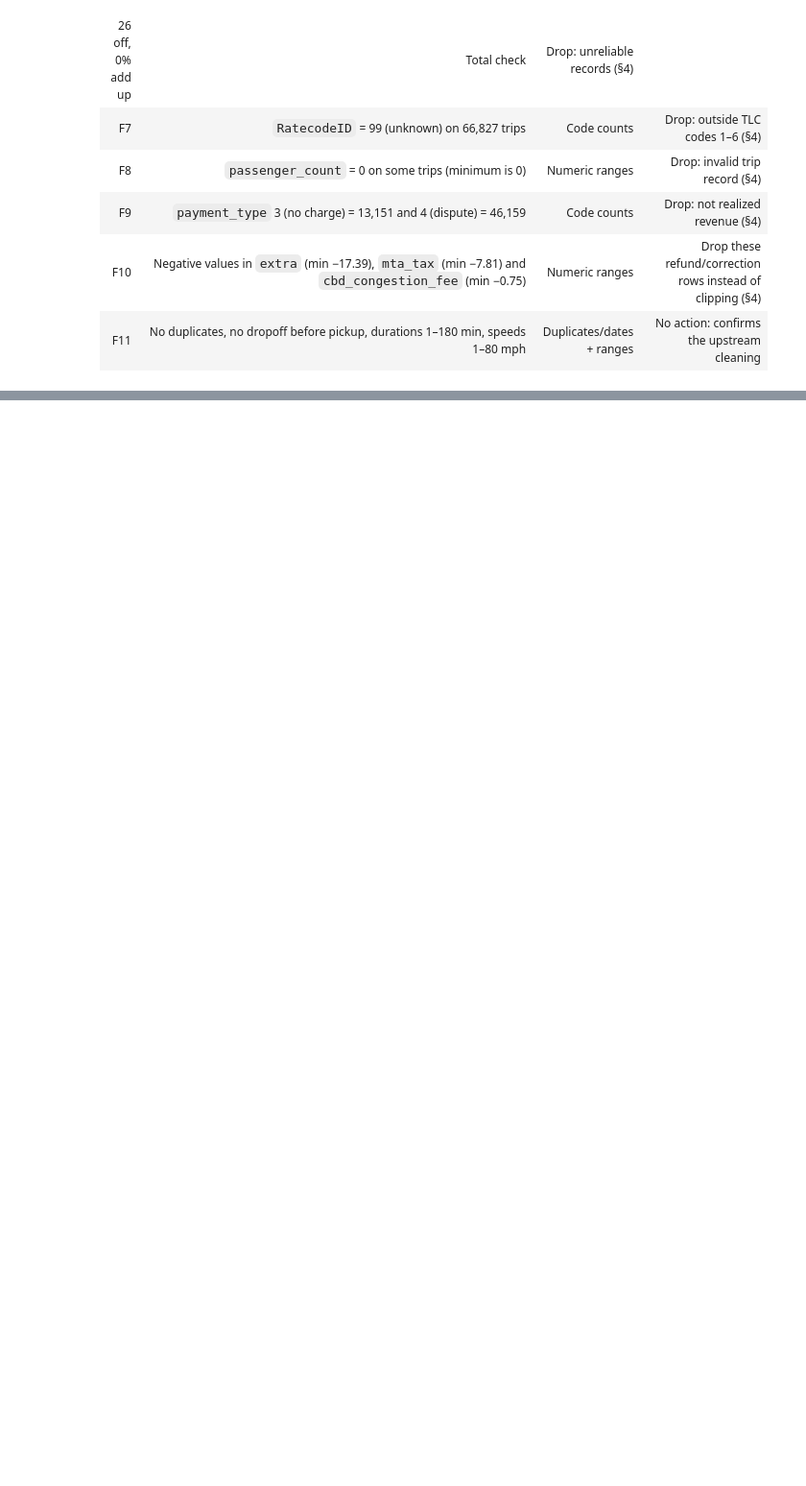
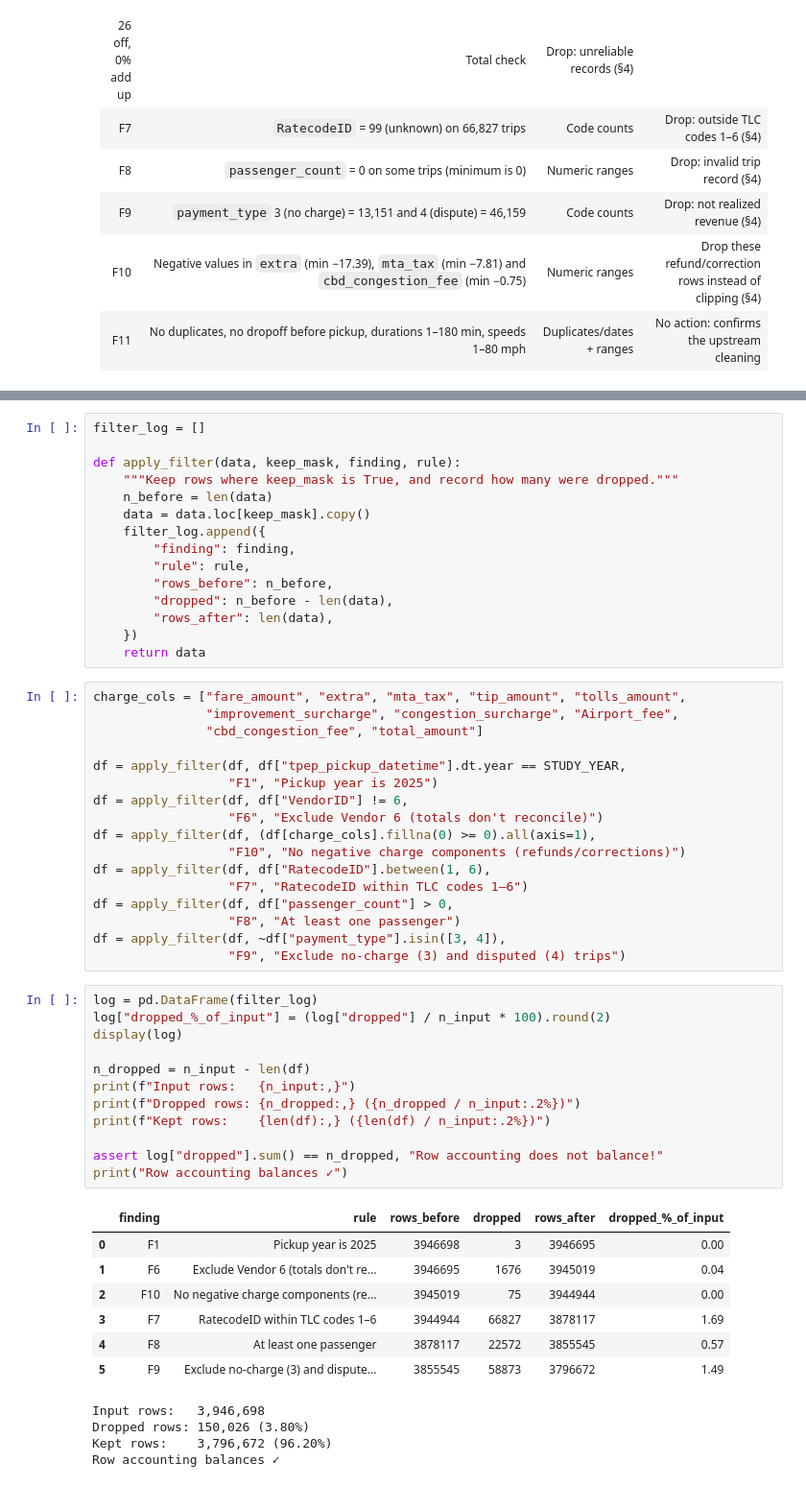
Before and after one commit to VicenteAlfonsoB/nyc-taxi-fleet-optimization, a Jupyter notebook: notebooks/01_abt.ipynb, the cells around one changed output, grey strips where cells are left out. Shown at 96% size. Drawn from its saved outputs; the diff is of its cells as text; blank space fills up the shorter version.

Commit message:
ABT: row filters with accounting log

```diff
--- a/notebooks/01_abt.ipynb
+++ b/notebooks/01_abt.ipynb
@@ -216,0 +221,56 @@ residual = (df["total_amount"] - df[components].fillna(0).sum(axis=1)).round(2)
+# %%
+filter_log = []
+
+def apply_filter(data, keep_mask, finding, rule):
+    """Keep rows where keep_mask is True, and record how many were dropped."""
+    n_before = len(data)
+    data = data.loc[keep_mask].copy()
+    filter_log.append({
+        "finding": finding,
+        "rule": rule,
+        "rows_before": n_before,
+        "dropped": n_before - len(data),
+        "rows_after": len(data),
+    })
+    return data
+# %%
+charge_cols = ["fare_amount", "extra", "mta_tax", "tip_amount", "tolls_amount",
+               "improvement_surcharge", "congestion_surcharge", "Airport_fee",
+               "cbd_congestion_fee", "total_amount"]
+
+df = apply_filter(df, df["tpep_pickup_datetime"].dt.year == STUDY_YEAR,
+                  "F1", "Pickup year is 2025")
+df = apply_filter(df, df["VendorID"] != 6,
+                  "F6", "Exclude Vendor 6 (totals don't reconcile)")
+df = apply_filter(df, (df[charge_cols].fillna(0) >= 0).all(axis=1),
+                  "F10", "No negative charge components (refunds/corrections)")
+df = apply_filter(df, df["RatecodeID"].between(1, 6),
+                  "F7", "RatecodeID within TLC codes 1–6")
+df = apply_filter(df, df["passenger_count"] > 0,
+                  "F8", "At least one passenger")
+df = apply_filter(df, ~df["payment_type"].isin([3, 4]),
+                  "F9", "Exclude no-charge (3) and disputed (4) trips")
+# %%
+log = pd.DataFrame(filter_log)
+log["dropped_%_of_input"] = (log["dropped"] / n_input * 100).round(2)
+display(log)
+
+n_dropped = n_input - len(df)
+print(f"Input rows:   {n_input:,}")
+print(f"Dropped rows: {n_dropped:,} ({n_dropped / n_input:.2%})")
+print(f"Kept rows:    {len(df):,} ({len(df) / n_input:.2%})")
+
+assert log["dropped"].sum() == n_dropped, "Row accounting does not balance!"
+print("Row accounting balances ✓")
+# %% [output]
+|  | finding | rule | rows_before | dropped | rows_after | dropped_%_of_input |
+| 0 | F1 | Pickup year is 2025 | 3946698 | 3 | 3946695 | 0.00 |
+| 1 | F6 | Exclude Vendor 6 (totals don't re... | 3946695 | 1676 | 3945019 | 0.04 |
+| 2 | F10 | No negative charge components (re... | 3945019 | 75 | 3944944 | 0.00 |
+| 3 | F7 | RatecodeID within TLC codes 1–6 | 3944944 | 66827 | 3878117 | 1.69 |
+| 4 | F8 | At least one passenger | 3878117 | 22572 | 3855545 | 0.57 |
+| 5 | F9 | Exclude no-charge (3) and dispute... | 3855545 | 58873 | 3796672 | 1.49 |
+Input rows:   3,946,698
+Dropped rows: 150,026 (3.80%)
+Kept rows:    3,796,672 (96.20%)
+Row accounting balances ✓
```
Also changed, not shown: parts of 2 cells of this notebook.
